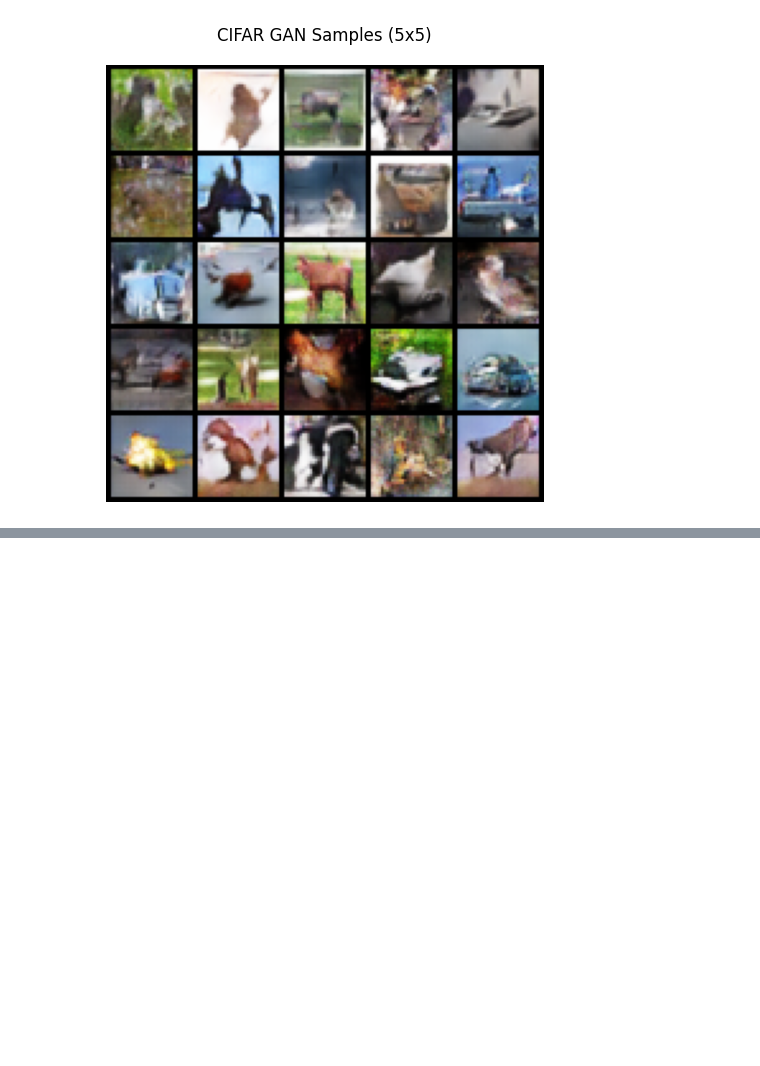
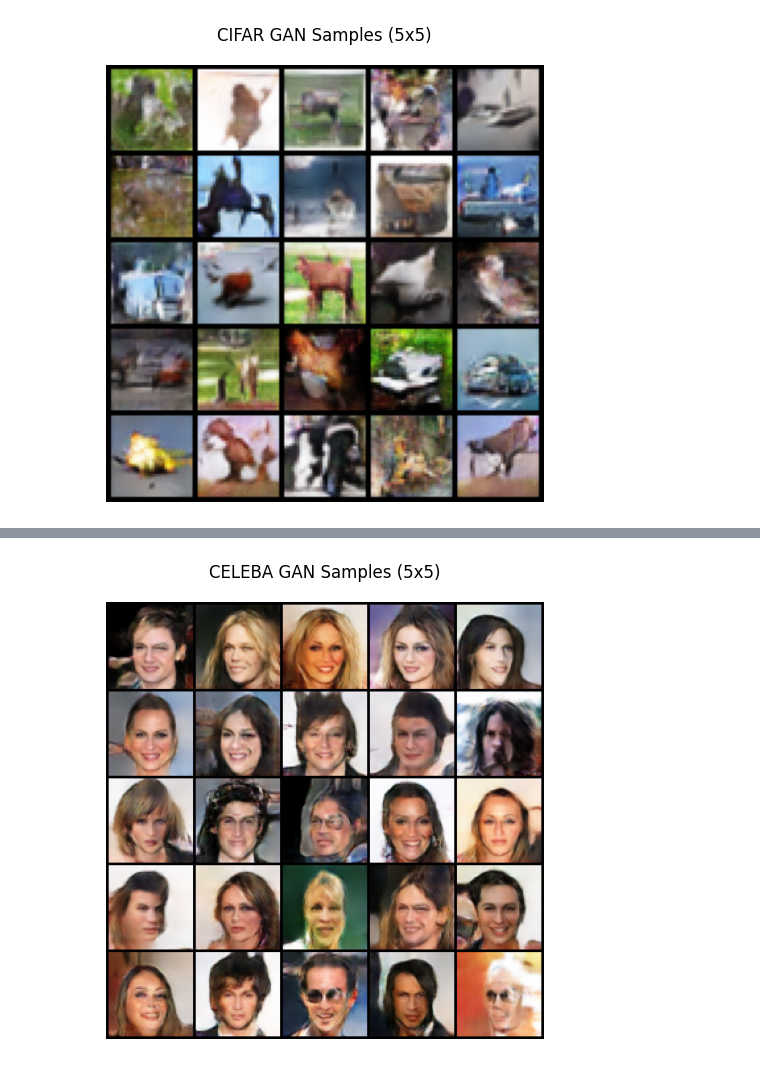
Before and after one commit to varunm18/image-generation-ai, a Jupyter notebook: gan.ipynb, the cells around one changed output, grey strips where cells are left out. Cells and saved outputs as stored; diff of their text form; code cells hidden in the pictures; blank space fills up the shorter version.

```diff
--- a/gan.ipynb
+++ b/gan.ipynb
@@ -261,0 +410,4 @@ gif_from_images(SAVE_DIR, SAVE_DIR, fps=20)
+# %%
+fig = gan.plot_samples("CELEBA")
+# %% [output]
+[figure, added]
```
Also changed, not shown: parts of 5 cells of this notebook, 41 other files.
